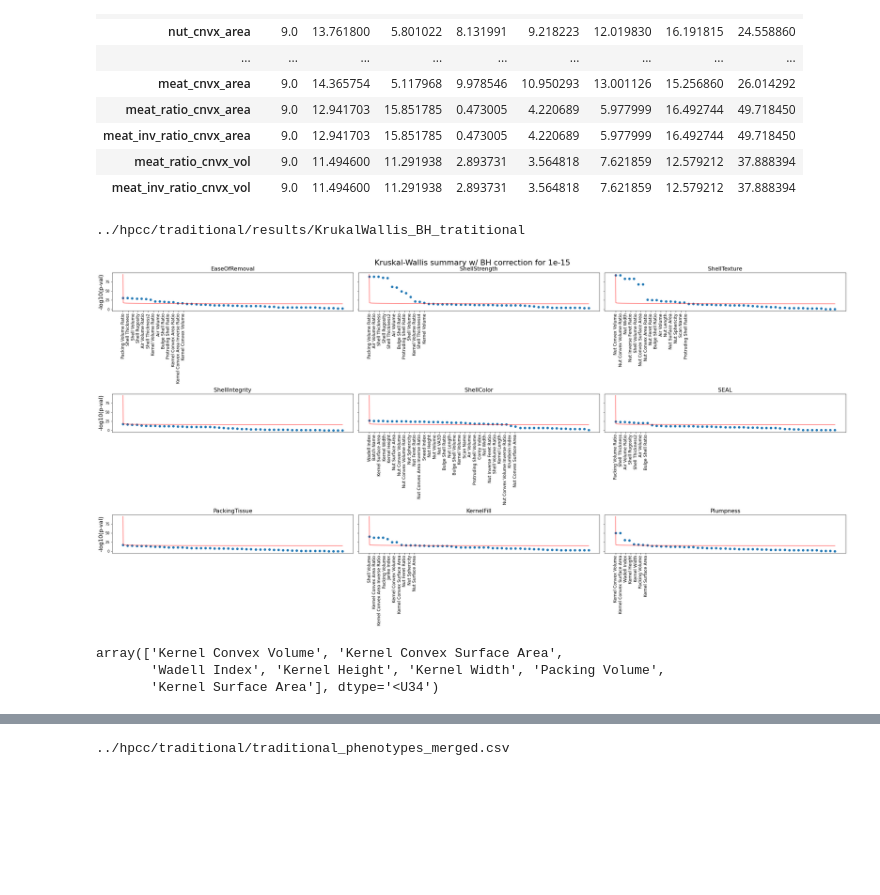
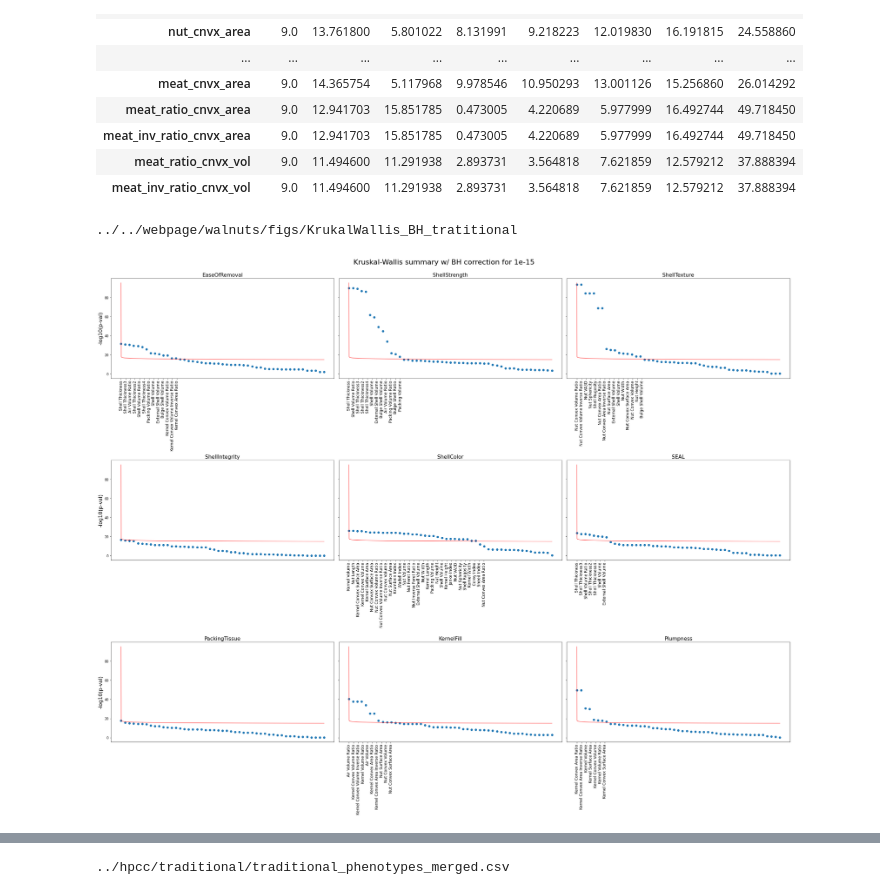
Before and after one commit to amezqui3/walnut_tda, a Jupyter notebook: jupyter/13_kruskal_wallis.ipynb, the cells around one changed output, grey strips where cells are left out. Saved outputs shown, nothing was run; the diff lists cells and outputs as text; code cells hidden in the pictures; blank space fills up the shorter version.

```diff
--- a/jupyter/13_kruskal_wallis.ipynb
+++ b/jupyter/13_kruskal_wallis.ipynb
@@ -233,44 +233,38 @@ def benjamini_hochberg(statistic, pvals, Q=1e-7):
     return bh_critical
 # %%
 Q = 1e-15
-fig, ax = plt.subplots(3,3,figsize=(30,15), sharey=True)
+fig, ax = plt.subplots(3,3,figsize=(30,24), sharey=True)
 ax = np.atleast_1d(ax).ravel()
 fs = 16
 minval = np.min(Kruskalp)*1e15
 
 for i in range(len(cattraitnames)):
     statistic = KruskalH[:,i]
     pvals     = Kruskalp[:,i]
     bh_critical = benjamini_hochberg(statistic, pvals, Q)
 
     argpvals = np.lexsort((-statistic, pvals))
     x = np.linspace(minval, len(argpvals)-1,1000)
 
     ax[i].set_title(cattraitnames[i], fontsize=fs)
     ax[i].plot(x, -np.log10(x*Q/len(argpvals)), lw=2, c='red', alpha=0.5)
     ax[i].scatter(np.arange(len(argpvals)), -np.log10(pvals[argpvals]))
 
     ax[i].set_xticks(np.arange(bh_critical)*1.1)
-    ax[i].set_xticklabels(scol_labels[argpvals[:bh_critical]])
+    ax[i].set_xticklabels(scol_labels[argpvals[:bh_critical] + 2])
     ax[i].tick_params('x',labelsize=12,labelrotation=90)
 
 for i in [0,3,6]:
     ax[i].set_ylabel('-log10(p-val)', fontsize=fs)
     #ax[i].legend(fontsize=fs-5)
 
-fig.suptitle('Kruskal-Wallis summary w/ BH correction for {}'.format(Q), fontsize=22)
+fig.suptitle('Kruskal-Wallis summary w/ BH correction for {}'.format(Q), fontsize=22, y=1)
 fig.tight_layout()
 
 filename = dst + 'KrukalWallis_BH_tratitional'
 print(filename)
 plt.savefig(filename + '.jpg', bbox_inches='tight', dpi=100, format='jpg', pil_kwargs={'optimize':True})
 # %% [output]
-../hpcc/traditional/results/KrukalWallis_BH_tratitional
+../../webpage/walnuts/figs/KrukalWallis_BH_tratitional
-[figure, old version]
+[figure, new version]
-# %%
-scol_labels[argpvals[:bh_critical]]
-# %% [output]
-array(['Kernel Convex Volume', 'Kernel Convex Surface Area',
-       'Wadell Index', 'Kernel Height', 'Kernel Width', 'Packing Volume',
-       'Kernel Surface Area'], dtype='<U34')
 # %%
```
Also changed, not shown: parts of 1 cell of this notebook, 12 other files.
